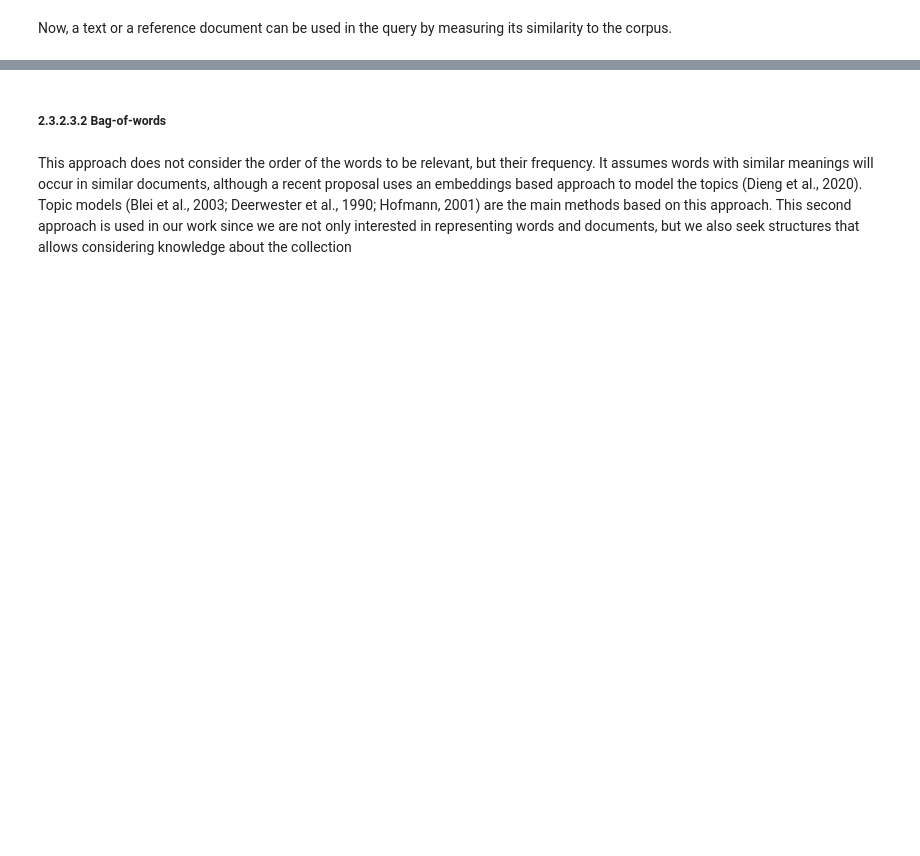
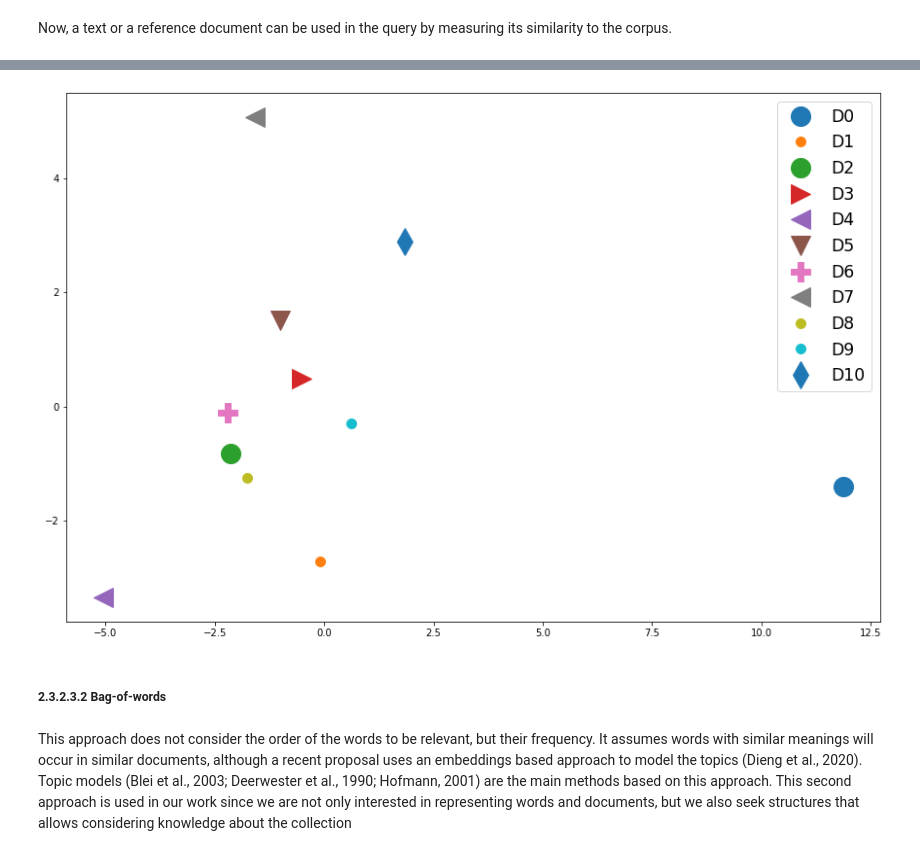
Before and after one commit to cbadenes/phd-thesis, a Jupyter notebook: notebooks/soa.ipynb, the cells around one changed output, grey strips where cells are left out. Drawn from its saved outputs; the diff is of its cells as text; code cells hidden in the pictures; blank space fills up the shorter version.

```diff
--- a/notebooks/soa.ipynb
+++ b/notebooks/soa.ipynb
@@ -373,3 +391,25 @@ for paper in result:
+# %%
+import numpy as np
+import matplotlib.pyplot as plt
+from sklearn.decomposition import PCA
+
+def show_points(representation):
+  pca = PCA(n_components=2)
+  ranking = np.random.normal(size=len(corpus_df[representation]))
+  X = pca.fit_transform(corpus_df[representation].tolist())
+  fig, ax = plt.subplots(figsize=(15, 10))
+  #scatter = ax.scatter(X[:,0], X[:,1], cmap="Spectral")
+  colors = ['o', '.', 'o', 'x', 'P', 'v', '*', '<', '.', '.', 'd']
+  markers = ['o', '.', 'o', '>', '<', 'v', 'P', '<', '.', '.', 'd']
+  for i, txt in enumerate(corpus_df['title'].tolist()):
+    plt.plot(X[:,0][i], X[:,1][i], markers[i], markersize=20, label="D{0}".format(i))
+    #plt.annotate("D"+str(i), (X[:,0][i], X[:,1][i]))
+  plt.legend(numpoints=1,fontsize='xx-large')
+  plt.show()
+
+show_points('d2v')
+# %% [output]
+[figure, added]
 # %% [markdown]
 ##### 2.3.2.3.2 Bag-of-words
 # %% [markdown]
```
Also changed, not shown: parts of 9 cells of this notebook.
